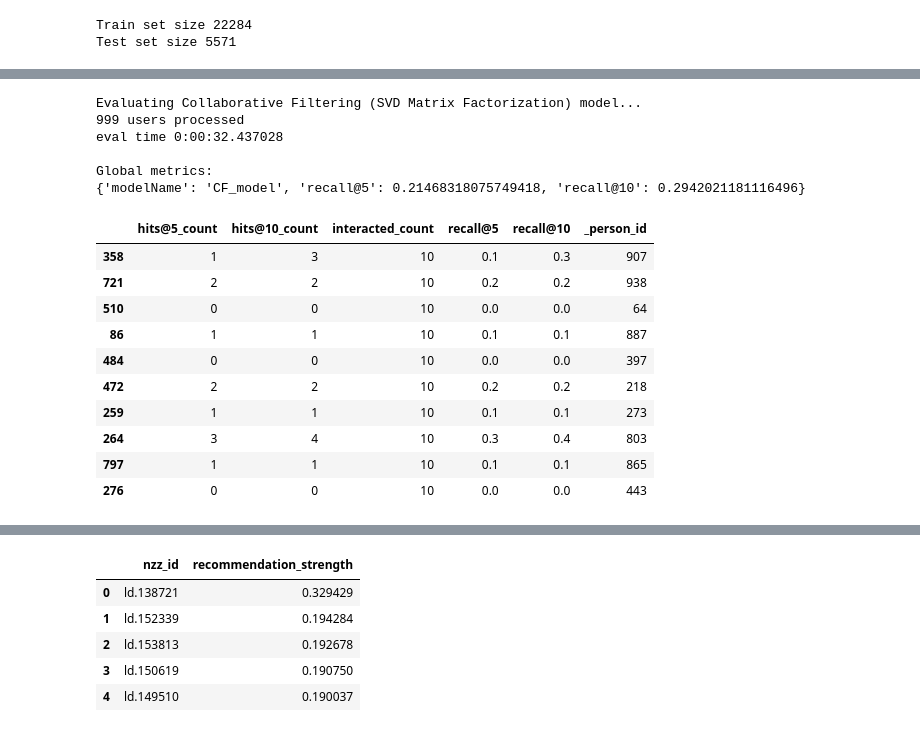
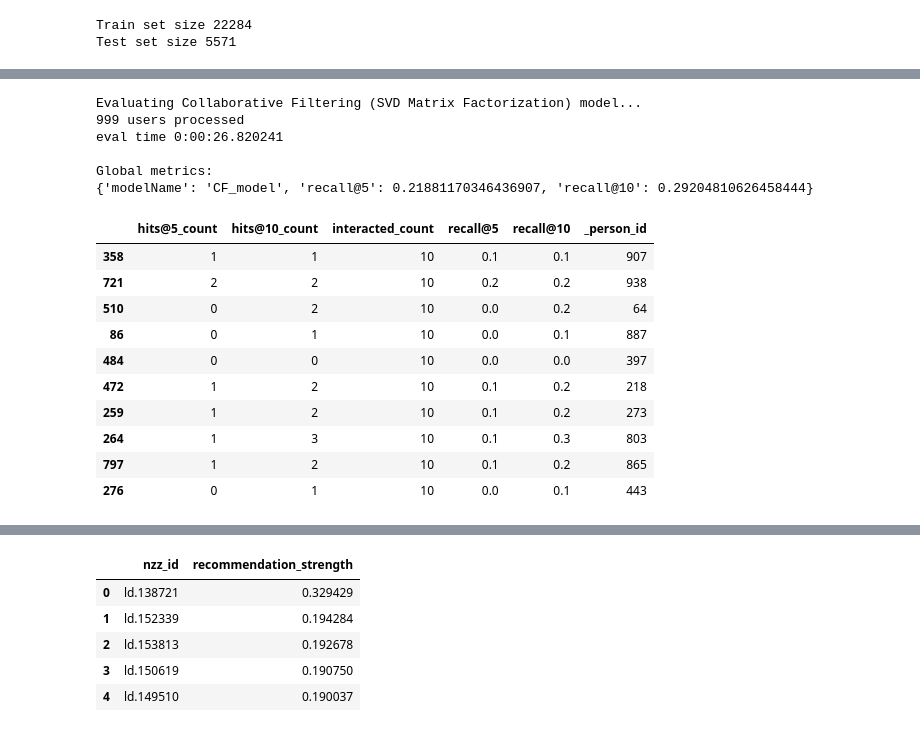
Before and after one commit to amakarewicz/RecommenderSystem, a Jupyter notebook: Kamil/notebooks/collaborative_filtering_model.ipynb, the cells around one changed output, grey strips where cells are left out. Drawn from its saved outputs; the diff is of its cells as text; code cells hidden in the pictures.

```diff
--- a/Kamil/notebooks/collaborative_filtering_model.ipynb
+++ b/Kamil/notebooks/collaborative_filtering_model.ipynb
@@ -86,5 +38,0 @@ array([[0, 0, 0, ..., 0, 0, 0],
-# %%
-#Indexing by personId to speed up the searches during evaluation
-interactions_full_indexed_df = readers.set_index('user_id')
-interactions_train_indexed_df = readers_train.set_index('user_id')
-interactions_test_indexed_df = readers_test.set_index('user_id')
@@ -202,31 +52,31 @@ cf_recommender_model.fit(readers_train)
 # %%
 
 from datetime import datetime
 print('Evaluating Collaborative Filtering (SVD Matrix Factorization) model...')
 start = datetime.now()
-cf_global_metrics, cf_detailed_results_df = model_evaluator.evaluate_model(cf_recommender_model)
+cf_global_metrics, cf_detailed_results_df = model_evaluator.evaluate_model(cf_recommender_model, readers, readers_train, readers_test)
 end = datetime.now()
 print(f"eval time {end - start}")
 print('\nGlobal metrics:\n%s' % cf_global_metrics)
 cf_detailed_results_df.head(10)
 # %% [output]
 Evaluating Collaborative Filtering (SVD Matrix Factorization) model...
 999 users processed
-eval time 0:00:32.437028
+eval time 0:00:26.820241
 
 Global metrics:
-{'modelName': 'CF_model', 'recall@5': 0.21468318075749418, 'recall@10': 0.2942021181116496}
+{'modelName': 'CF_model', 'recall@5': 0.21881170346436907, 'recall@10': 0.29204810626458444}
 |  | hits@5_count | hits@10_count | interacted_count | recall@5 | recall@10 | _person_id |
-| 358 | 1 | 3 | 10 | 0.1 | 0.3 | 907 |
+| 358 | 1 | 1 | 10 | 0.1 | 0.1 | 907 |
 | 721 | 2 | 2 | 10 | 0.2 | 0.2 | 938 |
-| 510 | 0 | 0 | 10 | 0.0 | 0.0 | 64 |
-| 86 | 1 | 1 | 10 | 0.1 | 0.1 | 887 |
+| 510 | 0 | 2 | 10 | 0.0 | 0.2 | 64 |
+| 86 | 0 | 1 | 10 | 0.0 | 0.1 | 887 |
 | 484 | 0 | 0 | 10 | 0.0 | 0.0 | 397 |
-| 472 | 2 | 2 | 10 | 0.2 | 0.2 | 218 |
-| 259 | 1 | 1 | 10 | 0.1 | 0.1 | 273 |
-| 264 | 3 | 4 | 10 | 0.3 | 0.4 | 803 |
-| 797 | 1 | 1 | 10 | 0.1 | 0.1 | 865 |
-| 276 | 0 | 0 | 10 | 0.0 | 0.0 | 443 |
+| 472 | 1 | 2 | 10 | 0.1 | 0.2 | 218 |
+| 259 | 1 | 2 | 10 | 0.1 | 0.2 | 273 |
+| 264 | 1 | 3 | 10 | 0.1 | 0.3 | 803 |
+| 797 | 1 | 2 | 10 | 0.1 | 0.2 | 865 |
+| 276 | 0 | 1 | 10 | 0.0 | 0.1 | 443 |
 # %%
 articles = pd.read_csv("../data/articles_cleaned.csv")
 random_model = RandomModel()
```
Also changed, not shown: parts of 11 cells of this notebook.
